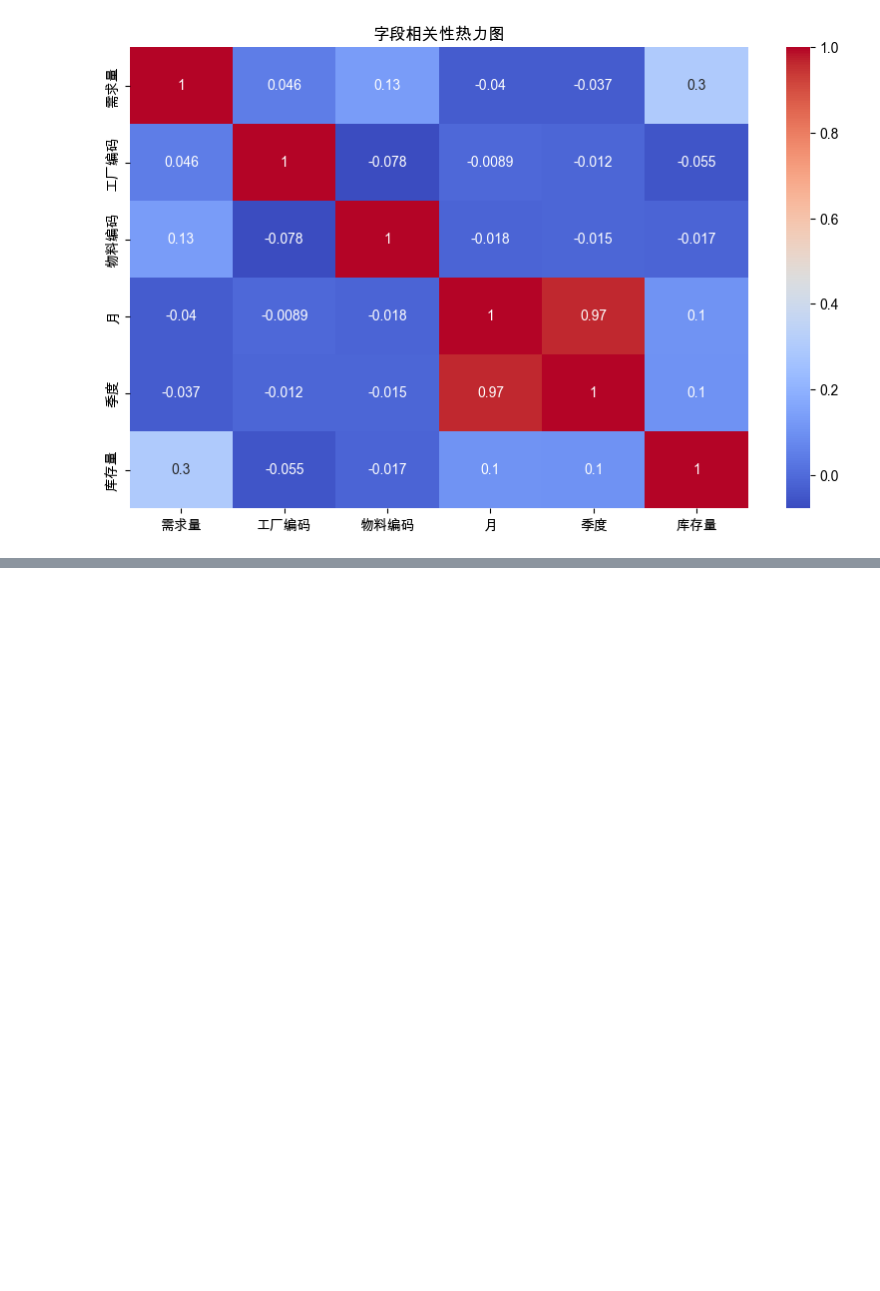
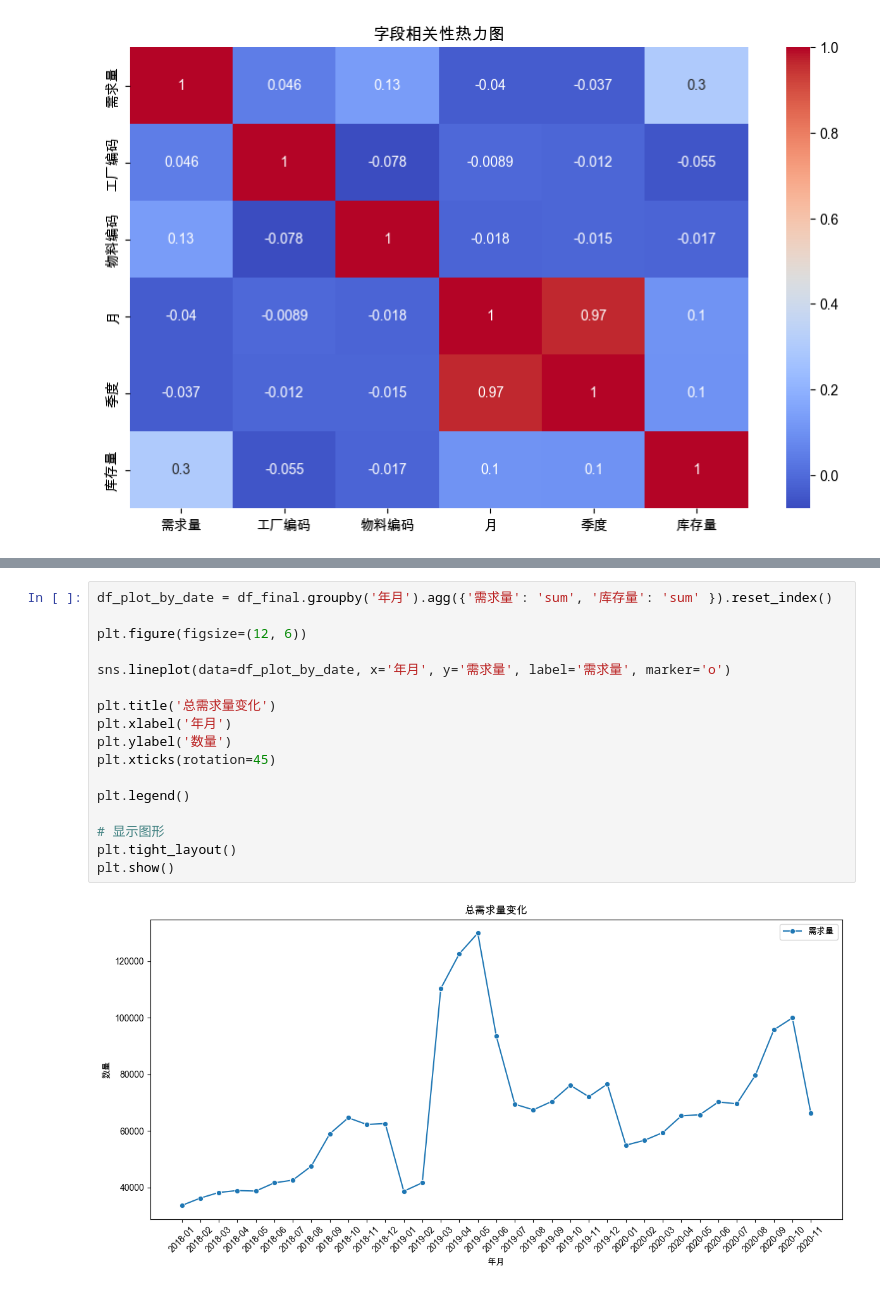
Before and after one commit to djwxfdt/mse-material-predict, a Jupyter notebook: app.ipynb, the cells around one changed output, grey strips where cells are left out. Cells and saved outputs as stored; diff of their text form; blank space fills up the shorter version.

```diff
--- a/app.ipynb
+++ b/app.ipynb
@@ -474,0 +497,19 @@ plt.show()
+# %%
+df_plot_by_date = df_final.groupby('年月').agg({'需求量': 'sum', '库存量': 'sum' }).reset_index()
+
+plt.figure(figsize=(12, 6))
+
+sns.lineplot(data=df_plot_by_date, x='年月', y='需求量', label='需求量', marker='o')
+
+plt.title('总需求量变化')
+plt.xlabel('年月')
+plt.ylabel('数量')
+plt.xticks(rotation=45)
+
+plt.legend()
+
+# 显示图形
+plt.tight_layout()
+plt.show()
+# %% [output]
+[figure, added]
```
Also changed, not shown: parts of 5 cells of this notebook, 1 other file.
